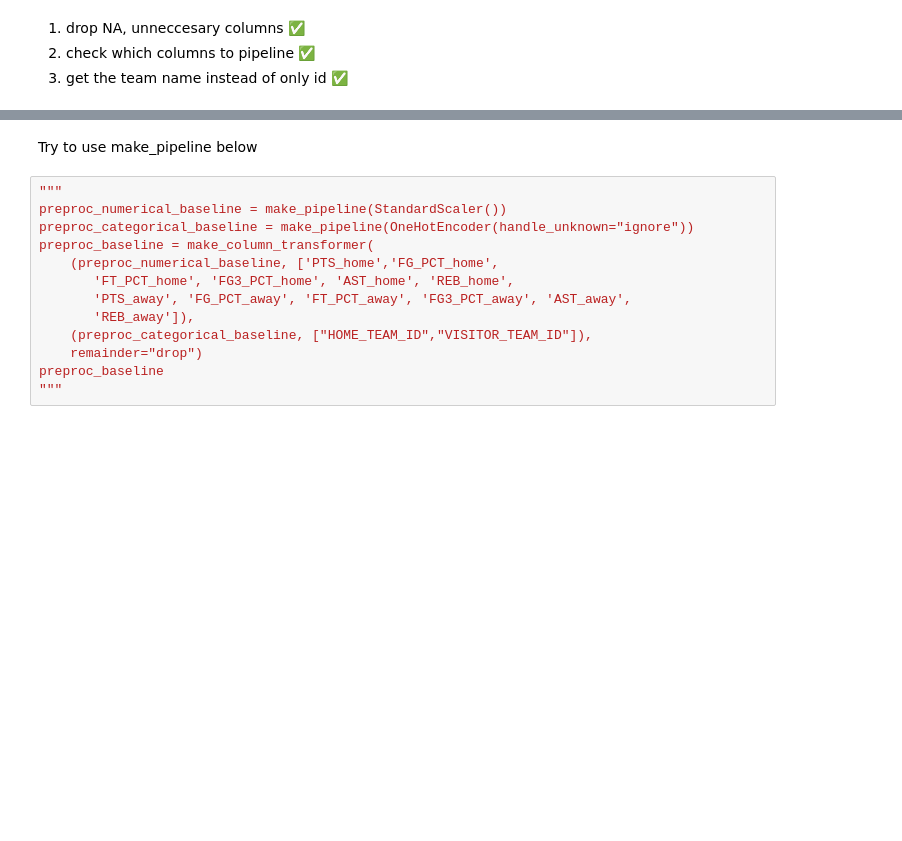
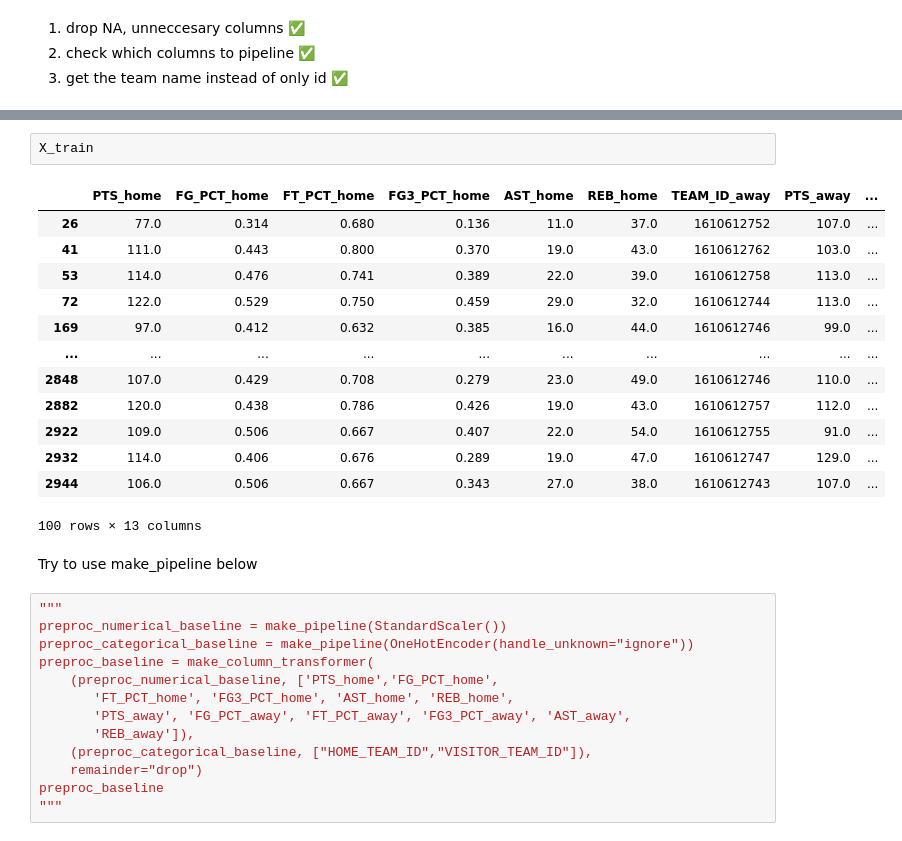
Before and after one commit to Aipeni/nba_stat, a Jupyter notebook: nba_test.ipynb, the cells around one changed output, grey strips where cells are left out. Cells and saved outputs as stored; diff of their text form; blank space fills up the shorter version.

```diff
--- a/nba_test.ipynb
+++ b/nba_test.ipynb
@@ -77,3 +86,19 @@ y_train=df[["HOME_TEAM_WINS"]]
+# %%
+X_train
+# %% [output]
+|  | PTS_home | FG_PCT_home | FT_PCT_home | FG3_PCT_home | AST_home | REB_home | TEAM_ID_away | PTS_away | ... |
+| 26 | 77.0 | 0.314 | 0.680 | 0.136 | 11.0 | 37.0 | 1610612752 | 107.0 | ... |
+| 41 | 111.0 | 0.443 | 0.800 | 0.370 | 19.0 | 43.0 | 1610612762 | 103.0 | ... |
+| 53 | 114.0 | 0.476 | 0.741 | 0.389 | 22.0 | 39.0 | 1610612758 | 113.0 | ... |
+| 72 | 122.0 | 0.529 | 0.750 | 0.459 | 29.0 | 32.0 | 1610612744 | 113.0 | ... |
+| 169 | 97.0 | 0.412 | 0.632 | 0.385 | 16.0 | 44.0 | 1610612746 | 99.0 | ... |
+| ... | ... | ... | ... | ... | ... | ... | ... | ... | ... |
+| 2848 | 107.0 | 0.429 | 0.708 | 0.279 | 23.0 | 49.0 | 1610612746 | 110.0 | ... |
+| 2882 | 120.0 | 0.438 | 0.786 | 0.426 | 19.0 | 43.0 | 1610612757 | 112.0 | ... |
+| 2922 | 109.0 | 0.506 | 0.667 | 0.407 | 22.0 | 54.0 | 1610612755 | 91.0 | ... |
+| 2932 | 114.0 | 0.406 | 0.676 | 0.289 | 19.0 | 47.0 | 1610612747 | 129.0 | ... |
+| 2944 | 106.0 | 0.506 | 0.667 | 0.343 | 27.0 | 38.0 | 1610612743 | 107.0 | ... |
+100 rows × 13 columns
 # %% [markdown]
 Try to use make_pipeline below
 # %%
```
Also changed, not shown: parts of 16 cells of this notebook.
